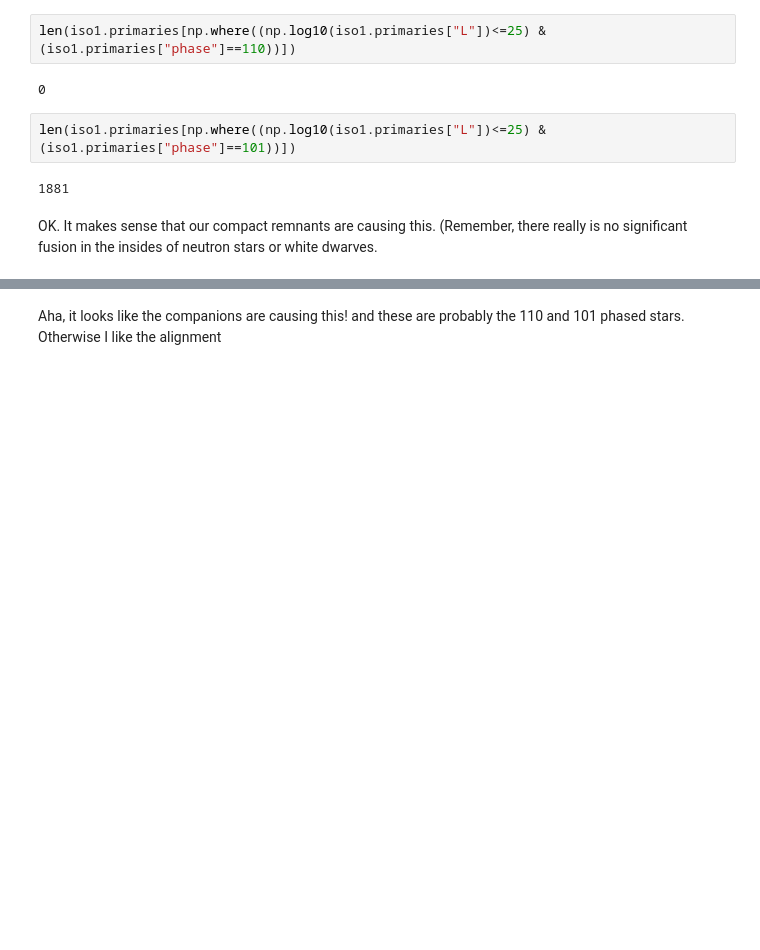
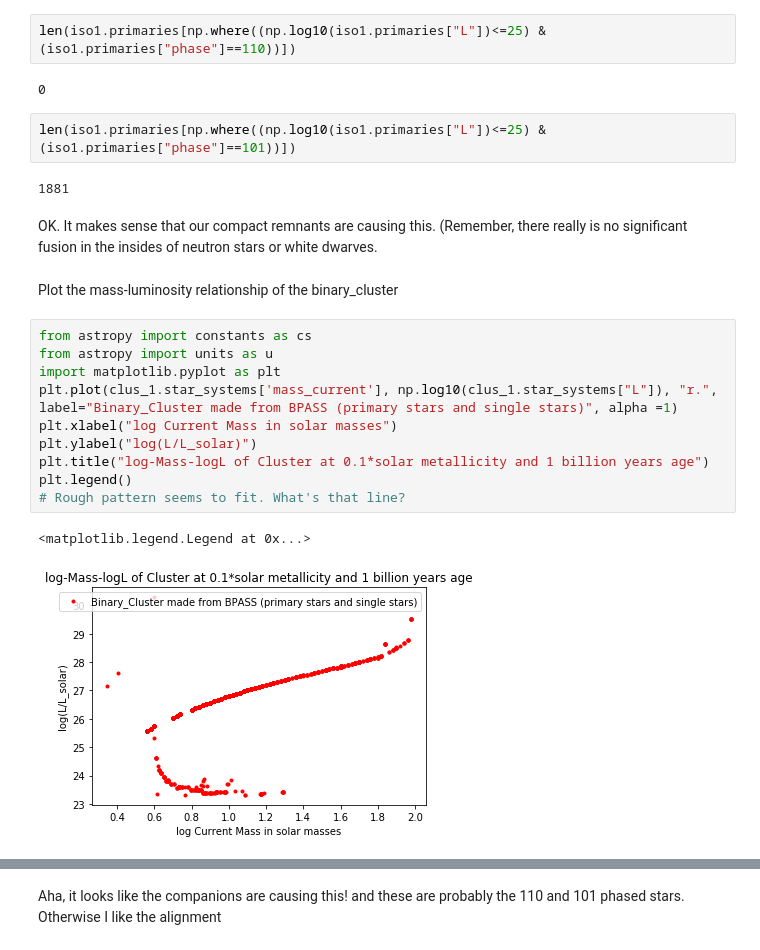
Before and after one commit to astropy/SPISEA, a Jupyter notebook: Test_Plots/Debugging the SPISEA isochrone at 0.1solar metallicity 1 billion years old Low Met.ipynb, the cells around one changed output, grey strips where cells are left out. Saved outputs shown, nothing was run; the diff lists cells and outputs as text; blank space fills up the shorter version.

```diff
--- a/Test_Plots/Debugging the SPISEA isochrone at 0.1solar metallicity 1 billion years old Low Met.ipynb
+++ b/Test_Plots/Debugging the SPISEA isochrone at 0.1solar metallicity 1 billion years old Low Met.ipynb
@@ -480,6 +482,21 @@ len(iso1.primaries[np.where((np.log10(iso1.primaries["L"])<=25) & (iso1.primarie
 1881
 # %% [markdown]
 OK. It makes sense that our compact remnants are causing this. (Remember, there really is no significant fusion in the insides of neutron stars or white dwarves.
+# %% [markdown]
+Plot the mass-luminosity relationship of the binary_cluster
+# %%
+from astropy import constants as cs
+from astropy import units as u
+import matplotlib.pyplot as plt
+plt.plot(clus_1.star_systems['mass_current'], np.log10(clus_1.star_systems["L"]), "r.", label="Binary_Cluster made from BPASS (primary stars and single stars)", alpha =1)
+plt.xlabel("log Current Mass in solar masses")
+plt.ylabel("log(L/L_solar)")
+plt.title("log-Mass-logL of Cluster at 0.1*solar metallicity and 1 billion years age")
+plt.legend()
+# Rough pattern seems to fit. What's that line?
+# %% [output]
+<matplotlib.legend.Legend at 0x...>
+[figure, added]
 # %%
 # Plot the mass-luminosity relationship
 from astropy import constants as cs
```
Also changed, not shown: parts of 14 cells of this notebook, 5 other files.
